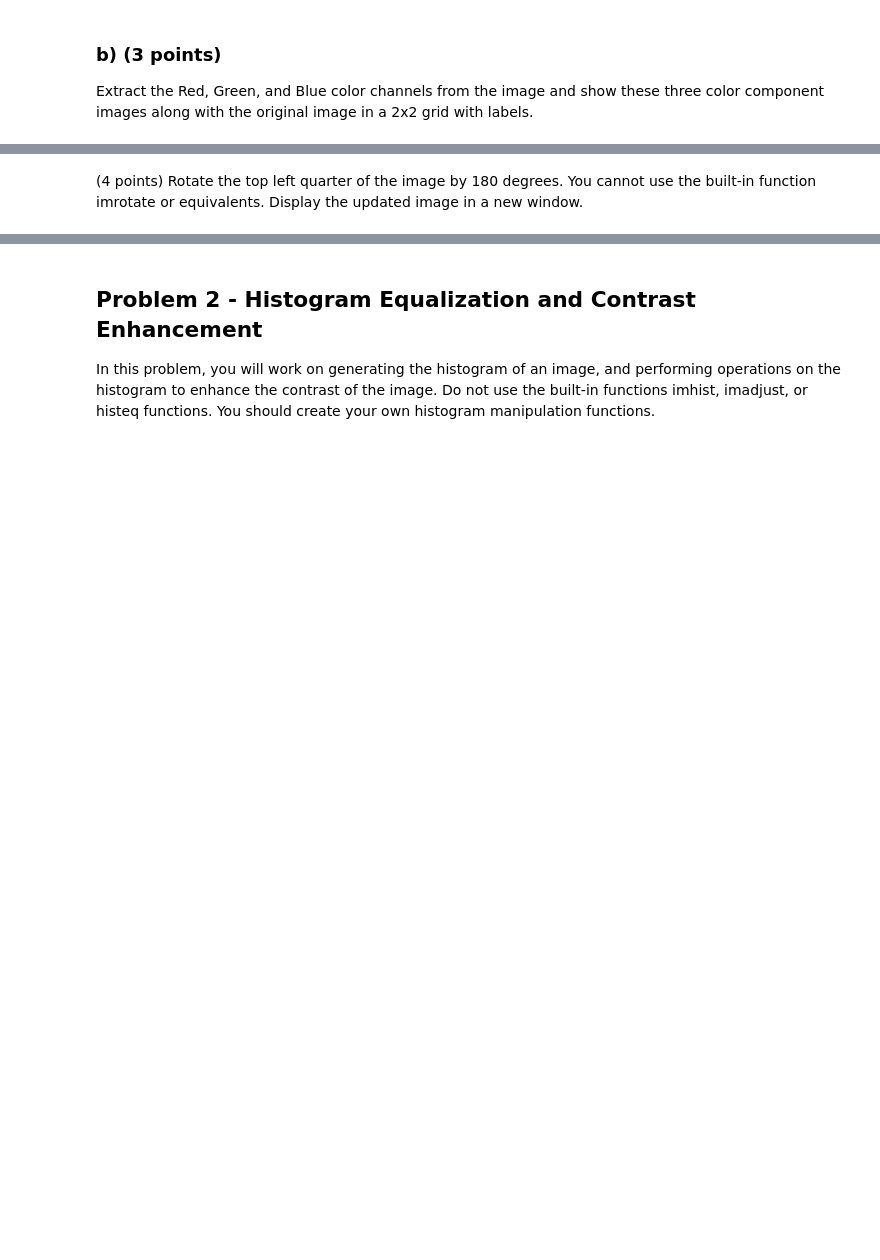
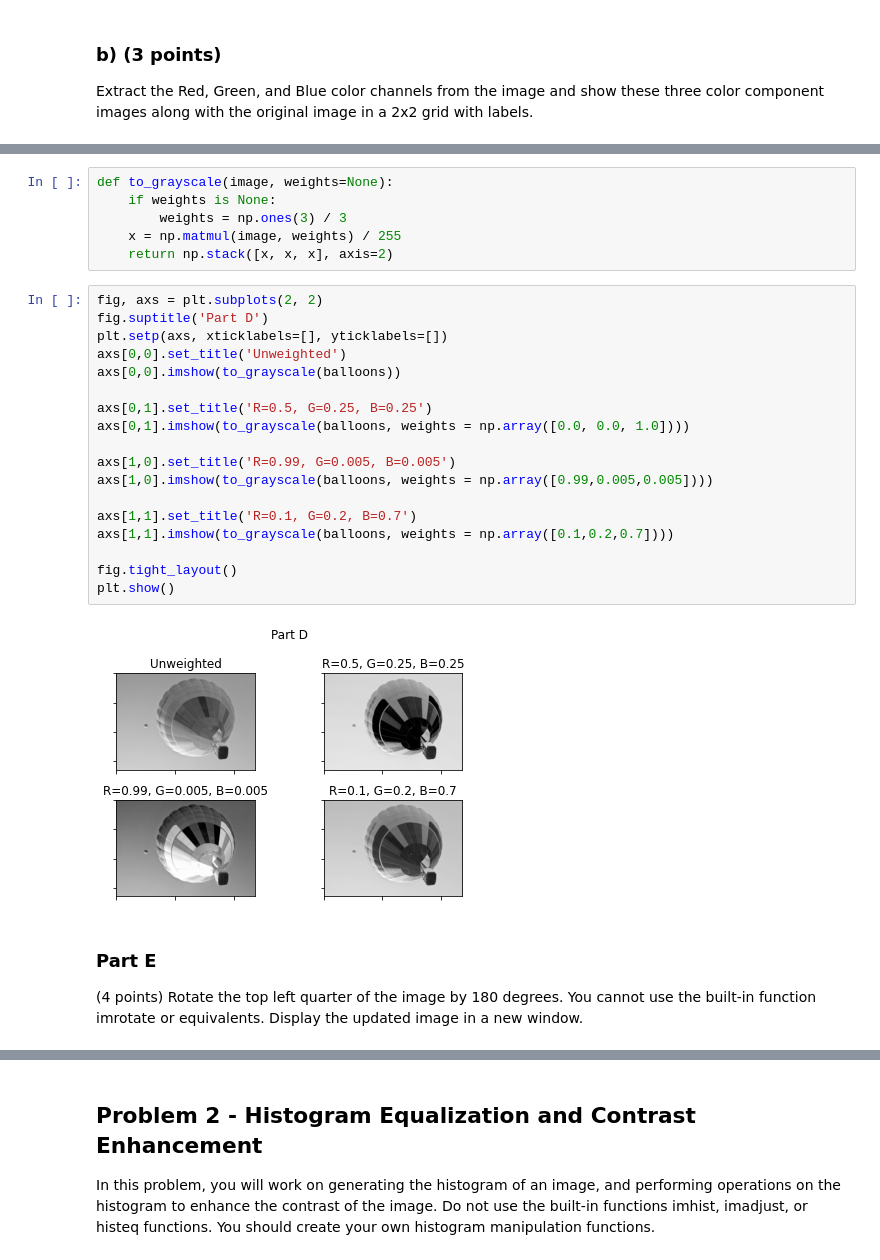
Before and after one commit to JacksonPaull/fa2023, a Jupyter notebook: Image Processing/Homework 1/hw1.ipynb, the cells around one changed output, grey strips where cells are left out. Drawn from its saved outputs; the diff is of its cells as text; blank space fills up the shorter version.

```diff
--- a/Image Processing/Homework 1/hw1.ipynb
+++ b/Image Processing/Homework 1/hw1.ipynb
@@ -106,6 +125,33 @@ Display all three of these images side-by-side.
 create the grayscale from the color image. Create 4 different images each with different
 color intensity weightings, one of which should have equal color intensity weighting for R,
 G and B. Display these 4 images in a 2x2 grid with labels.
+# %%
+def to_grayscale(image, weights=None):
+    if weights is None:
+        weights = np.ones(3) / 3
+    x = np.matmul(image, weights) / 255
+    return np.stack([x, x, x], axis=2)
+# %%
+fig, axs = plt.subplots(2, 2)
+fig.suptitle('Part D')
+plt.setp(axs, xticklabels=[], yticklabels=[])
+axs[0,0].set_title('Unweighted')
+axs[0,0].imshow(to_grayscale(balloons))
+
+axs[0,1].set_title('R=0.5, G=0.25, B=0.25')
+axs[0,1].imshow(to_grayscale(balloons, weights = np.array([0.0, 0.0, 1.0])))
+
+axs[1,0].set_title('R=0.99, G=0.005, B=0.005')
+axs[1,0].imshow(to_grayscale(balloons, weights = np.array([0.99,0.005,0.005])))
+
+axs[1,1].set_title('R=0.1, G=0.2, B=0.7')
+axs[1,1].imshow(to_grayscale(balloons, weights = np.array([0.1,0.2,0.7])))
+
+fig.tight_layout()
+plt.show()
+# %% [output]
+[figure, added]
 # %% [markdown]
+### Part E
 (4 points) Rotate the top left quarter of the image by 180 degrees. You cannot use the
 built-in function imrotate or equivalents. Display the updated image in a new window.
```
Also changed, not shown: parts of 18 cells of this notebook.
